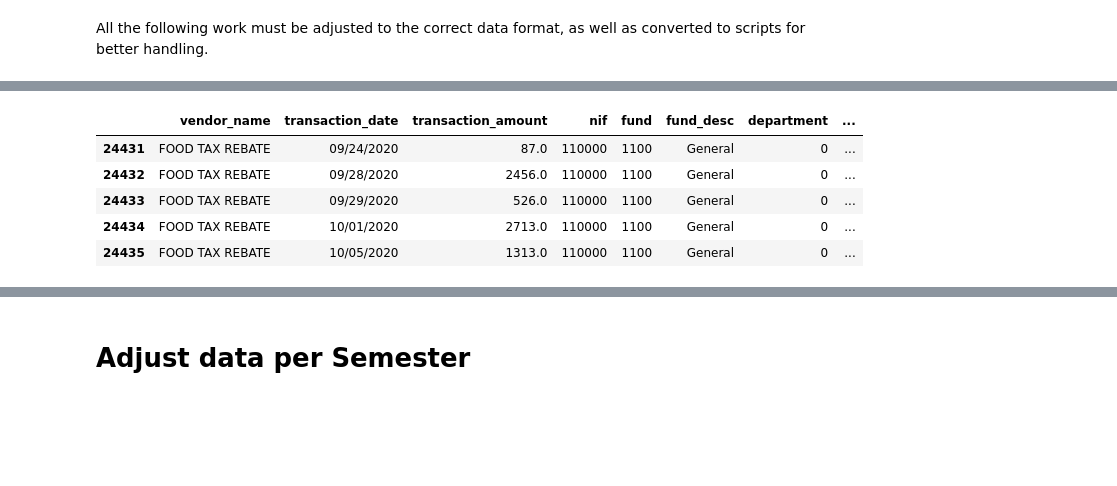
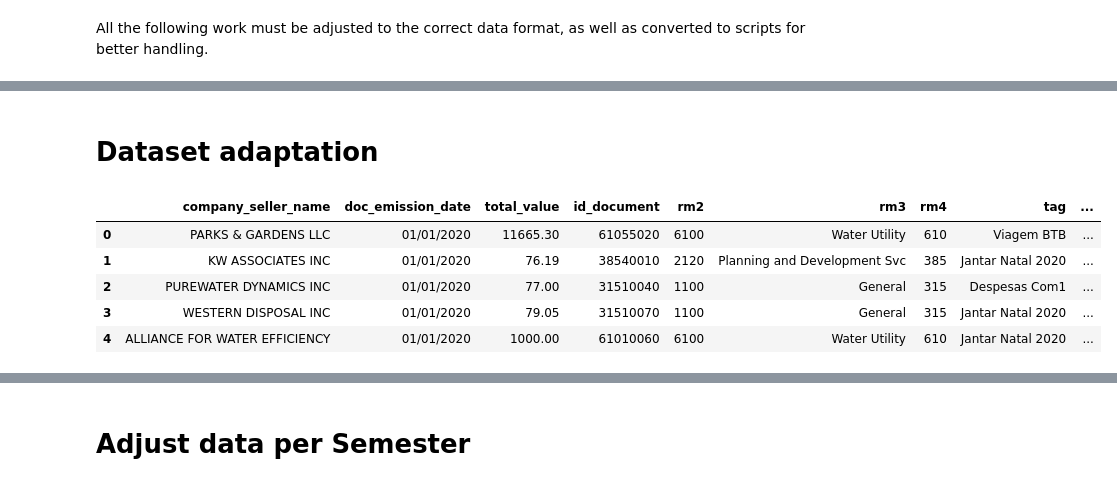
Before and after one commit to Infinions/ml-data-analytics, a Jupyter notebook: testing_datasets/Dataset_Manipulation_Prototype.ipynb, the cells around one changed output, grey strips where cells are left out. Cells and saved outputs as stored; diff of their text form; code cells hidden in the pictures; blank space fills up the shorter version.

Commit message:
Dataset adaptation for testing purposes

```diff
--- a/testing_datasets/Dataset_Manipulation_Prototype.ipynb
+++ b/testing_datasets/Dataset_Manipulation_Prototype.ipynb
@@ -15,13 +22,19 @@ dataset.head()
-# %%
-dataset = dataset.rename(columns={
-    'organization_code': 'nif',
-})
-dataset['invoice_number'] = range(1000, 1000+len(dataset))
-dataset.tail()
-# %% [output]
-|  | vendor_name | transaction_date | transaction_amount | nif | fund | fund_desc | department | ... |
-| 24431 | FOOD TAX REBATE | 09/24/2020 | 87.0 | 110000 | 1100 | General | 0 | ... |
-| 24432 | FOOD TAX REBATE | 09/28/2020 | 2456.0 | 110000 | 1100 | General | 0 | ... |
-| 24433 | FOOD TAX REBATE | 09/29/2020 | 526.0 | 110000 | 1100 | General | 0 | ... |
-| 24434 | FOOD TAX REBATE | 10/01/2020 | 2713.0 | 110000 | 1100 | General | 0 | ... |
-| 24435 | FOOD TAX REBATE | 10/05/2020 | 1313.0 | 110000 | 1100 | General | 0 | ... |
+# %% [markdown]
+# Dataset adaptation
+# %%
+dataset.columns = ['company_seller_name','doc_emission_date','total_value','rm1','rm2','rm3','rm4','tag','rm5','category']
+# %%
+from random import choice
+tags = ['Jantar Natal 2020','Viagem BTB','Despesas Com1','Despesas Com2','','','','','']
+dataset['tag'] = dataset['tag'].apply(lambda t: choice(tags))
+# %%
+dataset = dataset.sort_values('doc_emission_date')
+dataset = dataset.reset_index(drop=True)
+dataset.head()
+# %% [output]
+|  | company_seller_name | doc_emission_date | total_value | id_document | rm2 | rm3 | rm4 | tag | ... |
+| 0 | PARKS & GARDENS LLC | 01/01/2020 | 11665.30 | 61055020 | 6100 | Water Utility | 610 | Viagem BTB | ... |
+| 1 | KW ASSOCIATES INC | 01/01/2020 | 76.19 | 38540010 | 2120 | Planning and Development Svc | 385 | Jantar Natal 2020 | ... |
+| 2 | PUREWATER DYNAMICS INC | 01/01/2020 | 77.00 | 31510040 | 1100 | General | 315 | Despesas Com1 | ... |
+| 3 | WESTERN DISPOSAL INC | 01/01/2020 | 79.05 | 31510070 | 1100 | General | 315 | Jantar Natal 2020 | ... |
+| 4 | ALLIANCE FOR WATER EFFICIENCY | 01/01/2020 | 1000.00 | 61010060 | 6100 | Water Utility | 610 | Jantar Natal 2020 | ... |
```
Also changed, not shown: parts of 4 cells of this notebook, 2 other files.
